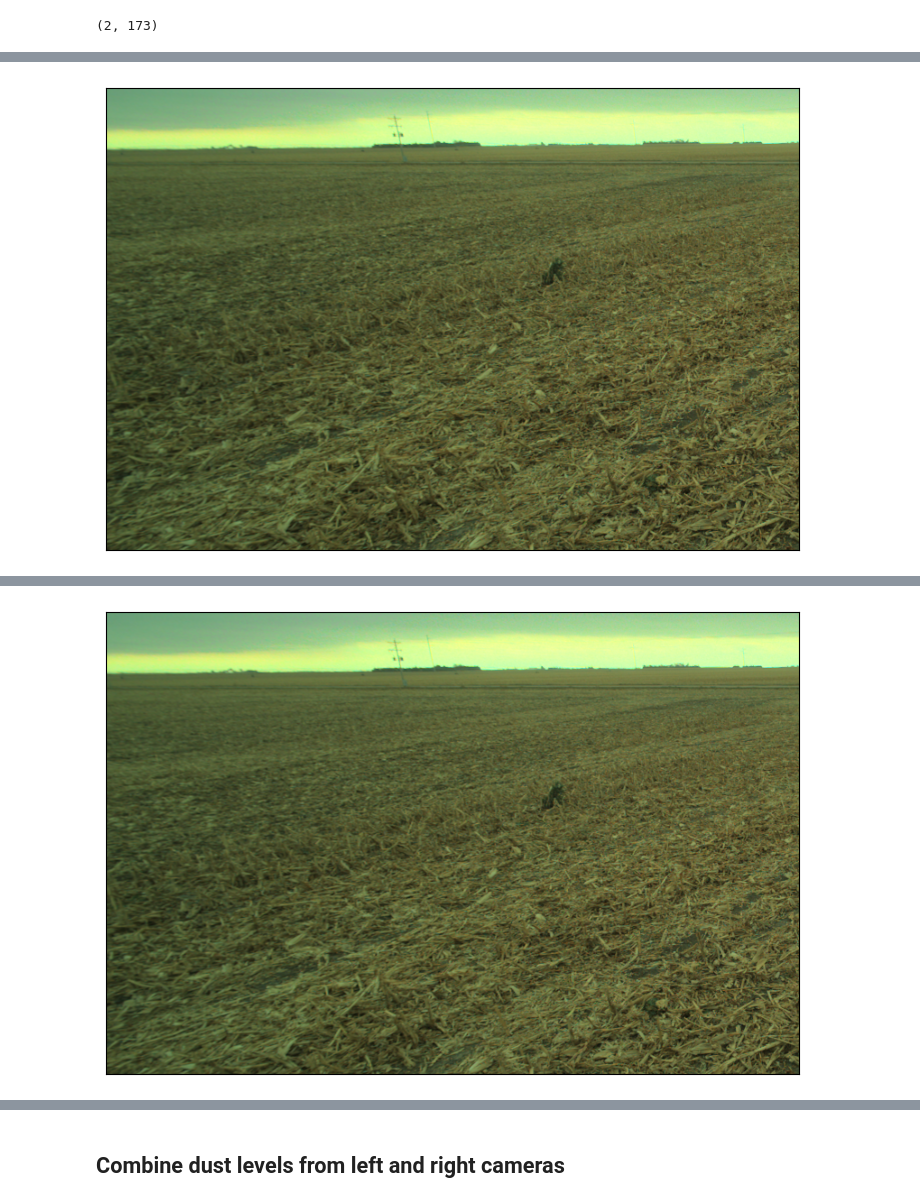
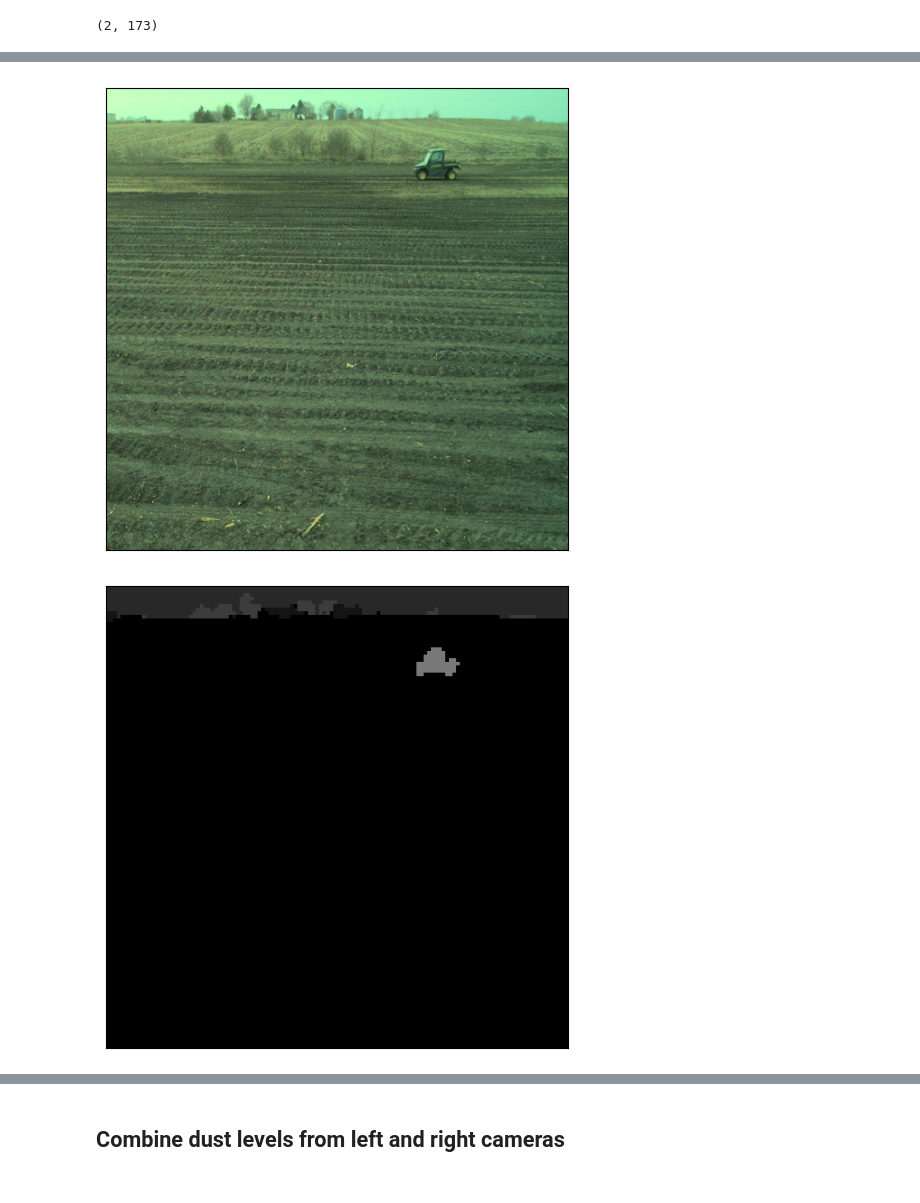
Before and after one commit to liyubrt/notebooks, a Jupyter notebook: check_label.ipynb, the cells around one changed output, grey strips where cells are left out. Saved outputs shown, nothing was run; the diff lists cells and outputs as text; code cells hidden in the pictures.

```diff
--- a/check_label.ipynb
+++ b/check_label.ipynb
@@ -23,13 +23,13 @@ from utils import normalize_image, get_sequences, plot_image, plot_images
 # root_dir = '/data/jupiter/datasets/'
 # root_dir = '/data2/jupiter/datasets/'
 root_dir = '/data3/jupiter/datasets/'
-# dataset = 'halo_rgb_stereo_train_v11_4'
+dataset = 'rev1_rgb_stereo_train_v1_0'
 # dataset = 'dust_datasets/halo_human_in_dust_night_v3'
 # dataset = 'productivity_datasets/productivity_set_general_080124_v0.3'
 # dataset = 'humans/on_path_aft/on_path_aft_humans_day_2024_rev2_v16'
-dataset = 'model_positive/halo_human_w_corn_stubble_0812_oct'
+# dataset = 'nodar_datasets/sequence_day_no_dust_stationary'
 # csv = os.path.join(root_dir, dataset, 'annotations.csv')
-csv = os.path.join(root_dir, dataset, 'master_annotations.csv')
+csv = os.path.join(root_dir, dataset, 'master_annotations_master.csv')
 # csv = os.path.join(root_dir, dataset, 'master_annotations_full_cleaned_rev1_train_human_test_rev1_stops_20241011_fresh_labels_bugfix_micro_22k_dust_drop_gc_combine.csv')
 # converters = {"label_map": ast.literal_eval, "label_counts": ast.literal_eval}
 converters = {}
@@ -76,13 +75,13 @@ len(df.unique_id.unique()), len(df.id.unique()), df.rectified_stereo_output_heig
 # %%
-pred_dir = f'/data/jupiter/li.yu/exps/driveable_terrain_model/kore_5_h/{dataset}'
+pred_dir = f'/data/jupiter/li.yu/exps/driveable_terrain_model/11_3_rev1_train_human_test_dean_multires_ignore_trees_1p25_u_p5_h_p2_v_ft_from_rev1_22kdust_ft_p15dust_h_fresh_dust11/{dataset}'
 
-# load seg prediction
-pred_df = pd.read_csv(os.path.join(pred_dir, 'output.csv'))
-print(pred_df.shape)
-df = df.merge(pred_df.drop(columns=["id", "camera_location", "operation_time", "special_notes", "jdb_s3_path"]), on='unique_id')
-# pred_df['id'] = pred_df['unique_id']
-# df = df.merge(pred_df.drop(columns=["unique_id", "camera_location"]), on='id')
-print(df.shape)
+# # load seg prediction
+# pred_df = pd.read_csv(os.path.join(pred_dir, 'output.csv'))
+# print(pred_df.shape)
+# df = df.merge(pred_df.drop(columns=["id", "camera_location", "operation_time", "special_notes", "jdb_s3_path"]), on='unique_id')
+# # pred_df['id'] = pred_df['unique_id']
+# # df = df.merge(pred_df.drop(columns=["unique_id", "camera_location"]), on='id')
+# print(df.shape)
 
 # # load dust prediction
 # # pred_df = pd.read_csv(os.path.join(pred_dir, 'dust_ratio.csv'))
@@ -114,10 +103,10 @@ df2.shape
 # %% [output]
 (2, 173)
 # %%
-sub_df = df2.sample(2)
+sub_df = df.sample(2)
 show_image, show_label = True, False
 show_debayered_rgb, show_raw_label = False, False
-show_pred_result = False
+show_pred_result = True
 
 for i, row in sub_df.iterrows():
     # print(row.unique_id, row.gt_dust_ratio, row.total_averaged_dust_conf)
@@ -154,7 +143,7 @@ for i, row in sub_df.iterrows():
     if show_pred_result:
         result_path = os.path.join(pred_dir, 'output_visualization', row.unique_id+'.png')
         if os.path.isfile(result_path):
-            res_img = cv2.cvtColor(cv2.imread(result_path), cv2.COLOR_BGR2RGB)
+            res_img = cv2.cvtColor(cv2.imread(result_path), cv2.COLOR_BGR2RGB) * 20
             plot_image(res_img, figsize=(20, 6))
 
         # # load left-right mask
@@ -167 +156,2 @@ for i, row in sub_df.iterrows():
-[figure, old version]
+[figure, new version]
+[figure, new version]
@@ -169 +158,0 @@ for i, row in sub_df.iterrows():
-[figure, old version]
```
Also changed, not shown: parts of 17 cells of this notebook, 6 other files.
